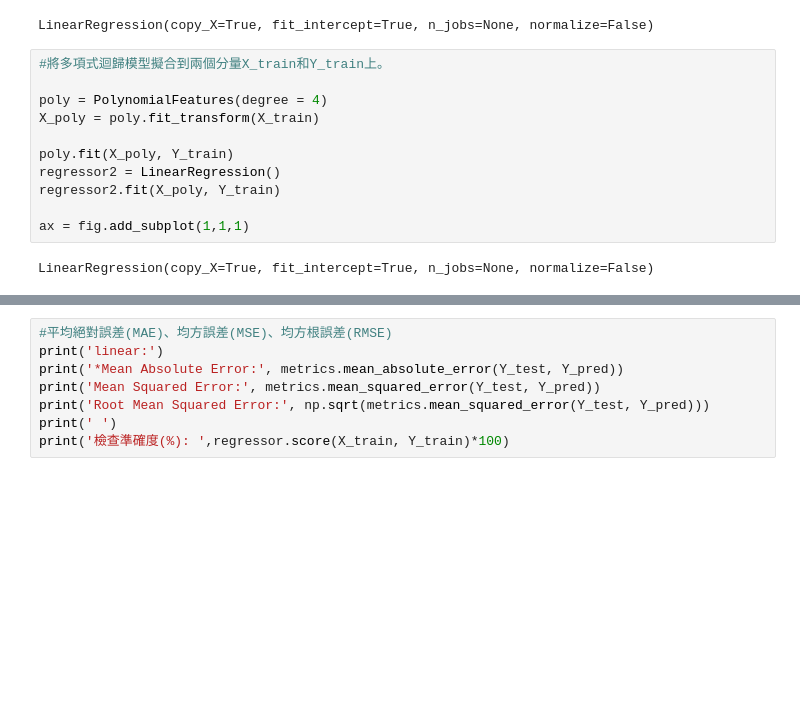
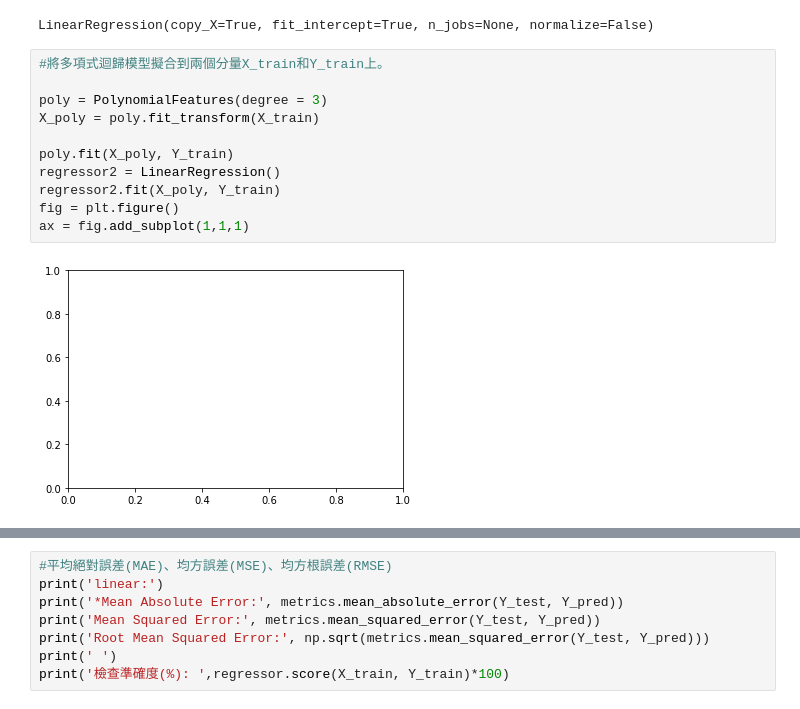
Before and after one commit to williron3960/ML-DL, a Jupyter notebook: Polynomial Regression1.ipynb, the cells around one changed output, grey strips where cells are left out. Saved outputs shown, nothing was run; the diff lists cells and outputs as text; blank space fills up the shorter version.

```diff
--- a/Polynomial Regression1.ipynb
+++ b/Polynomial Regression1.ipynb
@@ -160,16 +160,16 @@ LinearRegression(copy_X=True, fit_intercept=True, n_jobs=None, normalize=False)
 # %%
 #將多項式迴歸模型擬合到兩個分量X_train和Y_train上。
 
-poly = PolynomialFeatures(degree = 4)
+poly = PolynomialFeatures(degree = 3)
 X_poly = poly.fit_transform(X_train)
 
 poly.fit(X_poly, Y_train)
 regressor2 = LinearRegression()
 regressor2.fit(X_poly, Y_train)
-
+fig = plt.figure()
 ax = fig.add_subplot(1,1,1)
 # %% [output]
-LinearRegression(copy_X=True, fit_intercept=True, n_jobs=None, normalize=False)
+[figure, added]
 # %%
 #我們可視化線性迴歸結果。
 #測試集第一個data 2015-09-01 02:15:00
```
Also changed, not shown: parts of 3 cells of this notebook.
